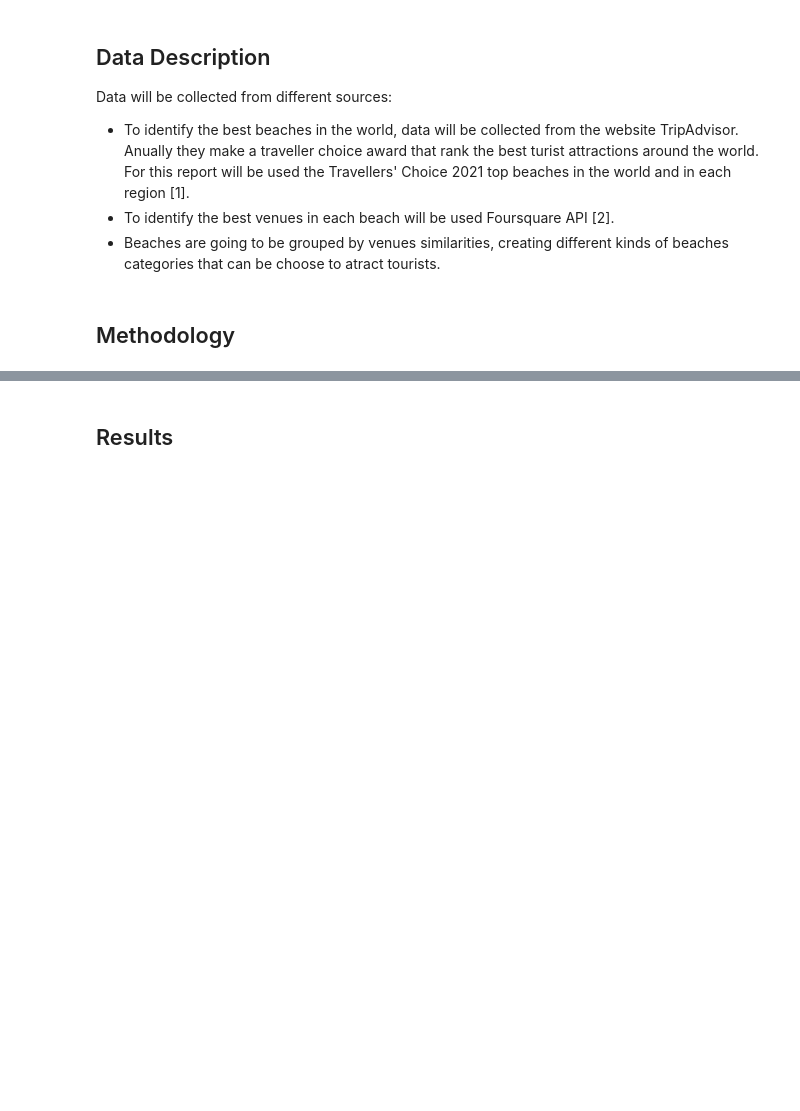
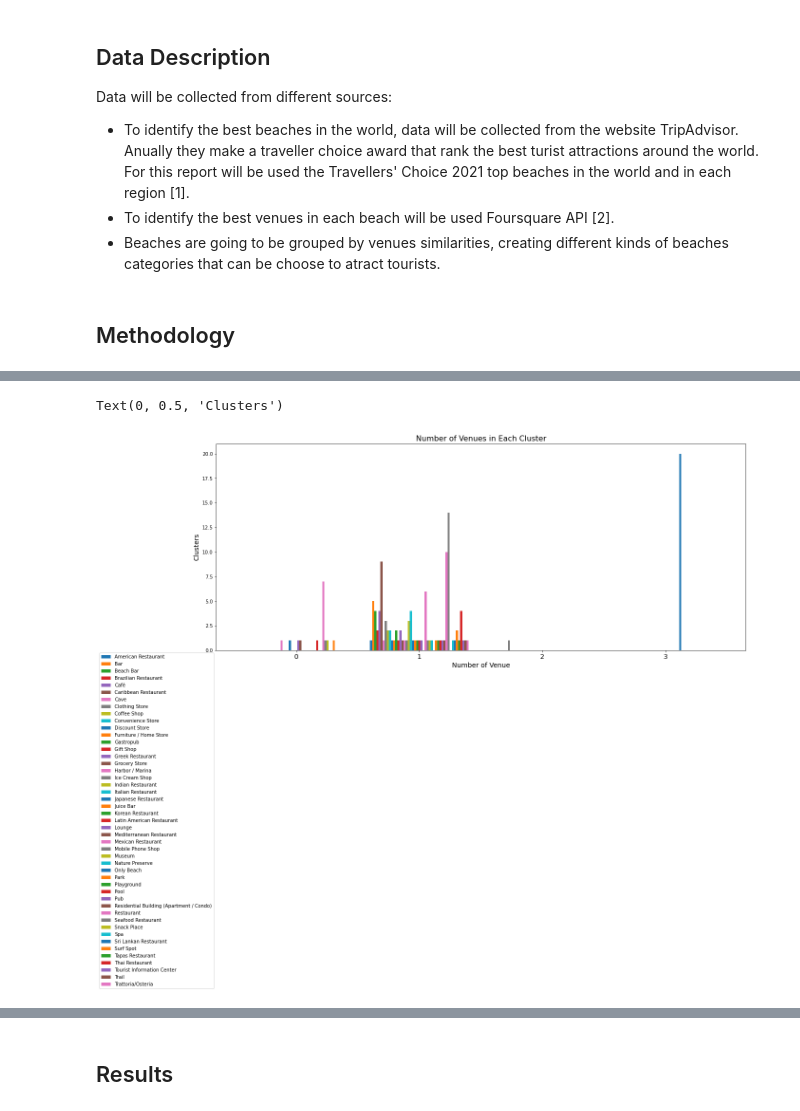
Before and after one commit to SrJupi/Applied-Data-Science-Capstone, a Jupyter notebook: Capstone Project.ipynb, the cells around one changed output, grey strips where cells are left out. Cells and saved outputs as stored; diff of their text form; code cells hidden in the pictures; blank space fills up the shorter version.

```diff
--- a/Capstone Project.ipynb
+++ b/Capstone Project.ipynb
@@ -14,0 +389,3 @@ Data will be collected from different sources:
+# %%
+# add clustering labels
+beach_venues_sorted.insert(0, 'Cluster Labels', kmeans.labels_)
@@ -14,0 +405,8 @@ Data will be collected from different sources:
+# %%
+# get original beach data
+beach_merged = df
+
+# merge beach_grouped with beach_data to add latitude/longitude for each neighborhood
+beach_merged = beach_merged.join(beach_venues_sorted.set_index('Beach Name'), on='Beach Name')
+
+beach_merged.head() # check the last columns!
@@ -14,0 +420,14 @@ Data will be collected from different sources:
+# %%
+# fill beaches without venues with a cluster for them own
+beach_merged['Cluster Labels'] = beach_merged['Cluster Labels'].fillna(3)
+beach_merged['1st Most Common Venue'] = beach_merged['1st Most Common Venue'].fillna("Only Beach")
+# %%
+#Create a graph to help name each cluster
+count_venue = beach_merged
+count_venue = count_venue.drop(['Beach Name','Location', 'List', 'Latitude', 'Longitude'], axis=1)
+count_venue = count_venue.groupby(['Cluster Labels','1st Most Common Venue']).size().reset_index(name='Counts')
+
+#we can transpose it to plot bar chart
+cv_cluster = count_venue.pivot(index='Cluster Labels', columns='1st Most Common Venue', values='Counts')
+cv_cluster = cv_cluster.fillna(0).astype(int).reset_index(drop=True)
+cv_cluster
@@ -14,0 +441,13 @@ Data will be collected from different sources:
+# %%
+#creating a bar chart of "Number of Venues in Each Cluster"
+frame=cv_cluster.plot(kind='bar',figsize=(20,8),width = 0.8)
+
+plt.legend(labels=cv_cluster.columns,fontsize= 10, bbox_to_anchor=(0, 0))
+plt.title("Number of Venues in Each Cluster",fontsize= 16)
+plt.xticks(fontsize=14)
+plt.xticks(rotation=0)
+plt.xlabel('Number of Venue', fontsize=14)
+plt.ylabel('Clusters', fontsize=14)
+# %% [output]
+Text(0, 0.5, 'Clusters')
+[figure, added]
```
Also changed, not shown: parts of 41 cells of this notebook.
